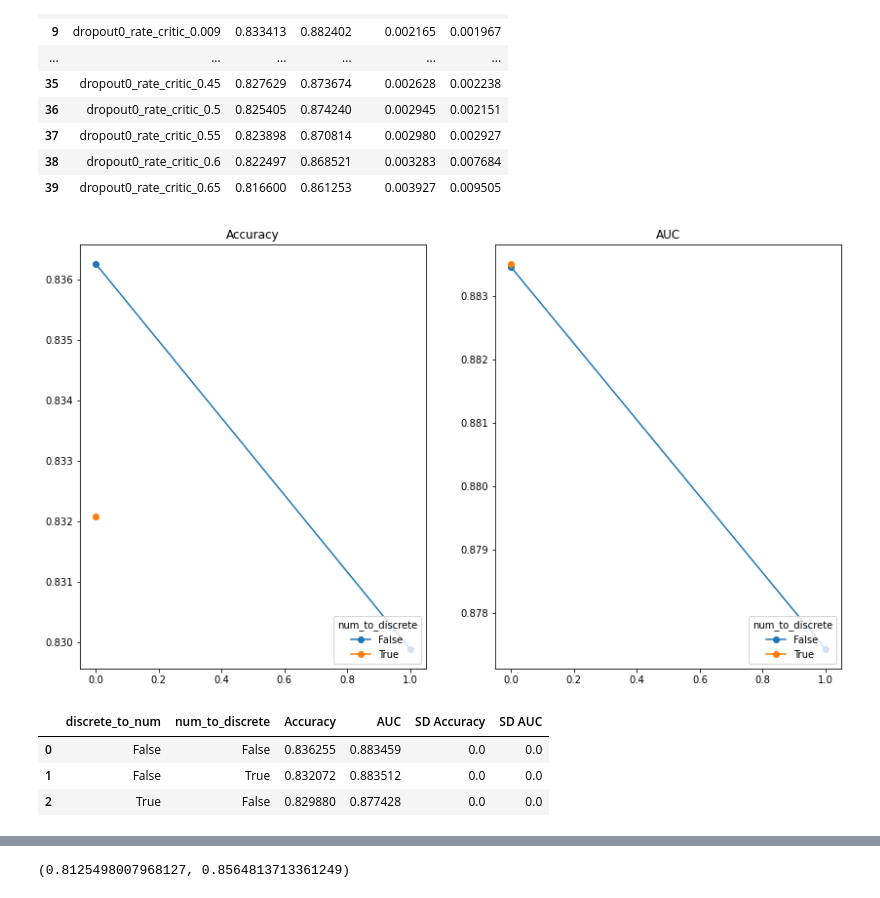
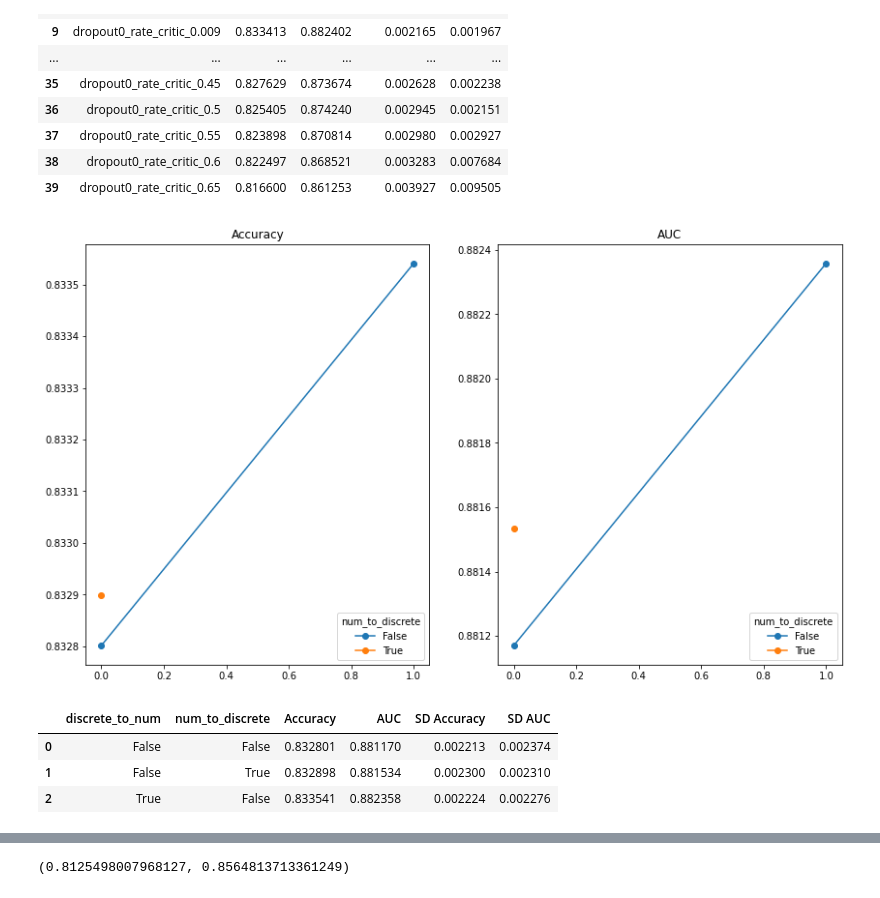
Before and after one commit to ArneRustad/Master-thesis-cf, a Jupyter notebook: scripts/tabGAN_hyperparam_tuning.ipynb, the cells around one changed output, grey strips where cells are left out. Cells and saved outputs as stored; diff of their text form; code cells hidden in the pictures.

```diff
--- a/scripts/tabGAN_hyperparam_tuning.ipynb
+++ b/scripts/tabGAN_hyperparam_tuning.ipynb
@@ -1626,7 +1626,7 @@ result_dropout0_rate_critic
 | 39 | dropout0_rate_critic_0.65 | 0.816600 | 0.861253 | 0.003927 | 0.009505 |
 # %%
 add_connection_vec = [(False, False), (True, False), (False, True)]
-n_synthetic_datasets_add_connection_comparison = 20
+n_synthetic_datasets_add_connection_comparison = 100
 n_epochs_add_connection = 100
 
 def create_tabGAN_for_add_connection(add_connection_discrete_to_num, add_connection_num_to_discrete):
@@ -1659,30 +1659,30 @@ helpers.hp_tuning.generate_multiple_datasets_for_multiple_hyperparameters(
 # %%
 result_add_connection = helpers.hp_tuning.evaluate_hyperparams_through_prediction(
     data_train=data_train,
     data_test=data_test,
     dataset_dir=const.dir.hyperparams_tuning(),
     hyperparams_vec=add_connection_vec,
     hyperparams_name = "add_connection",
     hyperparams_subname=["discrete_to_num", "num_to_discrete"],
     subfolder="tabGAN-qtr",
-    n_synthetic_datasets = 1,#n_synthetic_datasets_add_connection_comparison,
+    n_synthetic_datasets = n_synthetic_datasets_add_connection_comparison,
     save_dir = const.dir.images(),
     save_path = "predictive_performance_against_add_connection.svg",
     legend_pos="lower right",
     legend_title="num_to_discrete",
     x_scale="linear",
     incl_comparison_folder=True,
     allow_not_complete_hp_vec=True,
     plot_separate=True,
     only_separate_by_color=True,
     result_table_split_hps=True
 )
 # %% [output]
-[figure, old version]
+[figure, new version]
 # %%
 result_add_connection
 # %% [output]
 |  | discrete_to_num | num_to_discrete | Accuracy | AUC | SD Accuracy | SD AUC |
-| 0 | False | False | 0.836255 | 0.883459 | 0.0 | 0.0 |
-| 1 | False | True | 0.832072 | 0.883512 | 0.0 | 0.0 |
-| 2 | True | False | 0.829880 | 0.877428 | 0.0 | 0.0 |
+| 0 | False | False | 0.832801 | 0.881170 | 0.002213 | 0.002374 |
+| 1 | False | True | 0.832898 | 0.881534 | 0.002300 | 0.002310 |
+| 2 | True | False | 0.833541 | 0.882358 | 0.002224 | 0.002276 |
```
Also changed, not shown: parts of 28 cells of this notebook, 4 other files.
